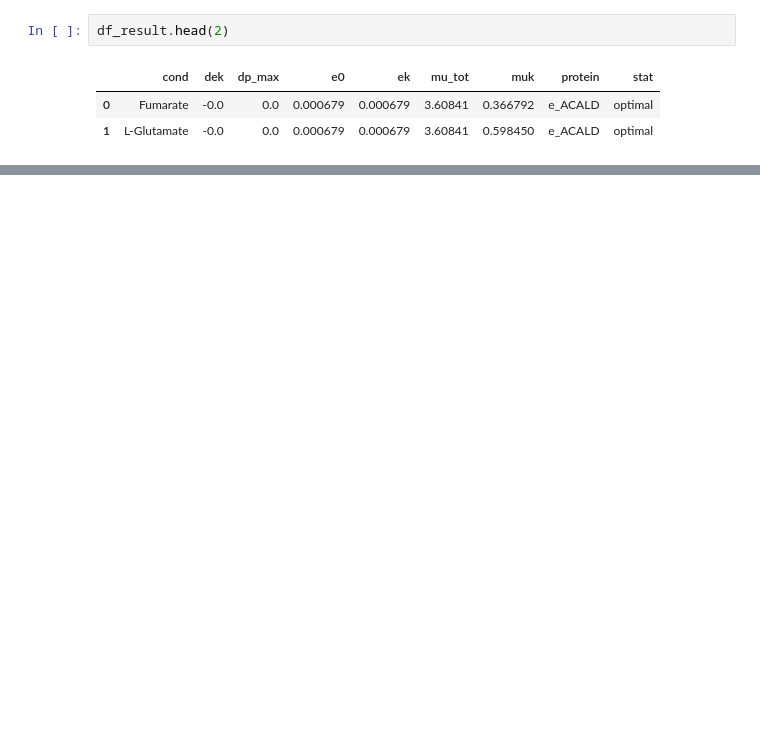
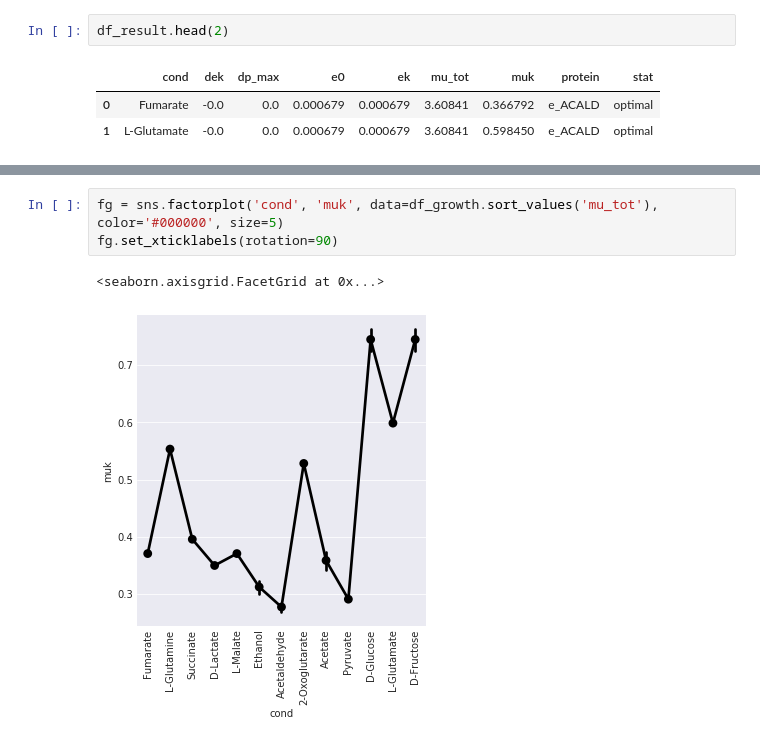
Before and after one commit to SBRG/dynamicme, a Jupyter notebook: notebooks/foraging/foraging_toy_stacked.ipynb, the cells around one changed output, grey strips where cells are left out. Saved outputs shown, nothing was run; the diff lists cells and outputs as text; blank space fills up the shorter version.

```diff
--- a/notebooks/foraging/foraging_toy_stacked.ipynb
+++ b/notebooks/foraging/foraging_toy_stacked.ipynb
@@ -294,0 +282,6 @@ ax.set_ylabel('mu_tot')
+# %%
+fg = sns.factorplot('cond', 'muk', data=df_growth.sort_values('mu_tot'), color='#000000', size=5)
+fg.set_xticklabels(rotation=90)
+# %% [output]
+<seaborn.axisgrid.FacetGrid at 0x...>
+[figure, added]
```
Also changed, not shown: parts of 33 cells of this notebook.
